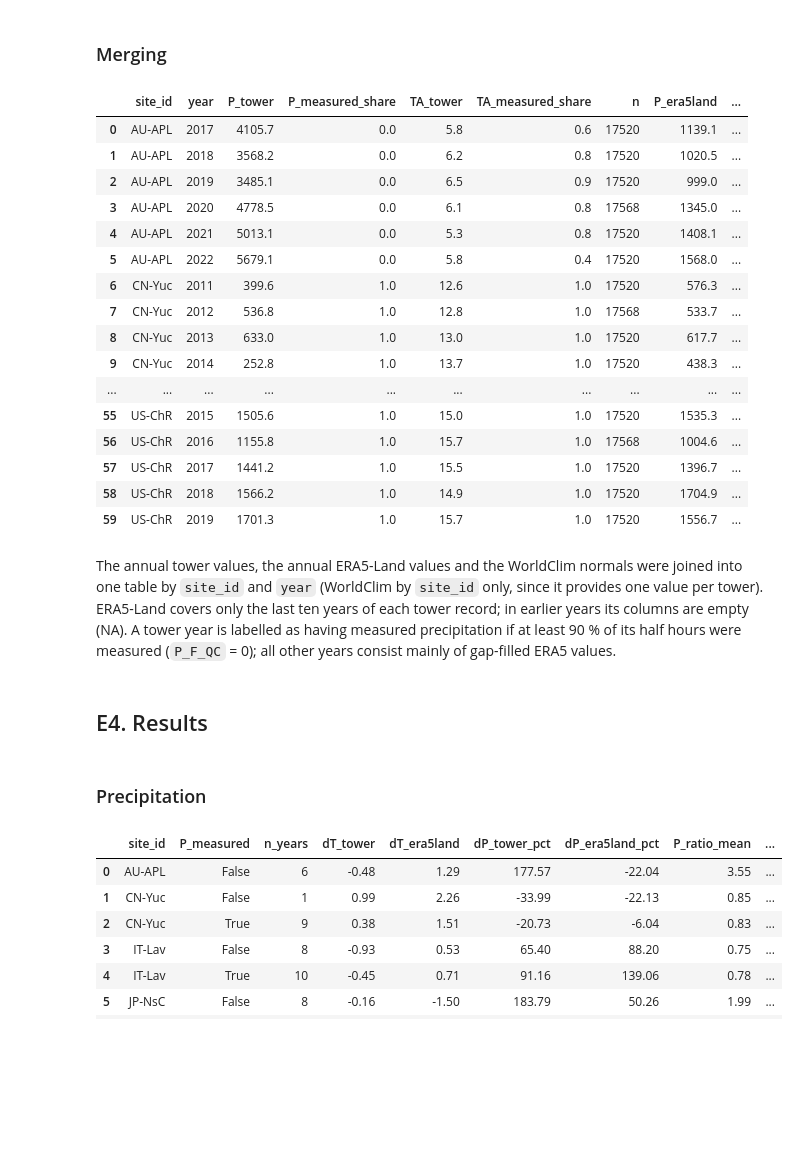
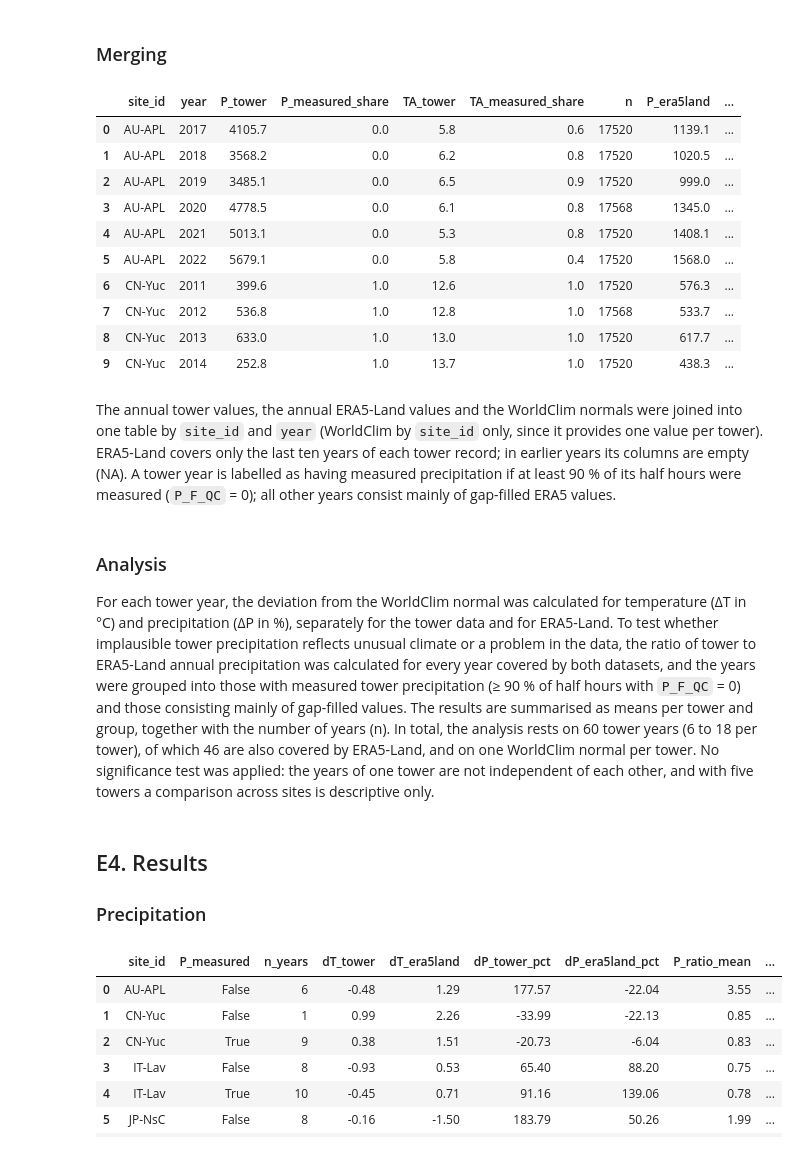
Before and after one commit to friedamhr/datascience_env_monit, a Jupyter notebook: reports/block5_question.ipynb, the cells around one changed output. Saved outputs shown, nothing was run; the diff lists cells and outputs as text; code cells hidden in the pictures; blank space fills up the shorter version.

```diff
--- a/reports/block5_question.ipynb
+++ b/reports/block5_question.ipynb
@@ -180,42 +176,39 @@ WorldClim 2.1 bioclimatic variables at 5′ resolution (about 9 km) were extract
 # %%
 df = (tower_year
       .merge(era_year.drop(columns="n_hours"), on=["site_id", "year"], how="left")
       .merge(wc[["site_id", "BIO1", "BIO12"]], on="site_id", how="left"))
 
 # Deviations from the 1970–2000 normal
 df["dT_tower"] = df["TA_tower"] - df["BIO1"]                       # °C
 df["dT_era5land"] = df["TA_era5land"] - df["BIO1"]                 # °C
 df["dP_tower_pct"] = (df["P_tower"] / df["BIO12"] - 1) * 100       # %
 df["dP_era5land_pct"] = (df["P_era5land"] / df["BIO12"] - 1) * 100 # %
 
 # Was precipitation mostly measured at the tower in this year?
 df["P_measured"] = df["P_measured_share"] >= 0.9
 
-df.round(1)
+df.head(10).round(1)
 # %% [output]
 |  | site_id | year | P_tower | P_measured_share | TA_tower | TA_measured_share | n | P_era5land | ... |
 | 0 | AU-APL | 2017 | 4105.7 | 0.0 | 5.8 | 0.6 | 17520 | 1139.1 | ... |
 | 1 | AU-APL | 2018 | 3568.2 | 0.0 | 6.2 | 0.8 | 17520 | 1020.5 | ... |
 | 2 | AU-APL | 2019 | 3485.1 | 0.0 | 6.5 | 0.9 | 17520 | 999.0 | ... |
 | 3 | AU-APL | 2020 | 4778.5 | 0.0 | 6.1 | 0.8 | 17568 | 1345.0 | ... |
 | 4 | AU-APL | 2021 | 5013.1 | 0.0 | 5.3 | 0.8 | 17520 | 1408.1 | ... |
 | 5 | AU-APL | 2022 | 5679.1 | 0.0 | 5.8 | 0.4 | 17520 | 1568.0 | ... |
 | 6 | CN-Yuc | 2011 | 399.6 | 1.0 | 12.6 | 1.0 | 17520 | 576.3 | ... |
 | 7 | CN-Yuc | 2012 | 536.8 | 1.0 | 12.8 | 1.0 | 17568 | 533.7 | ... |
 | 8 | CN-Yuc | 2013 | 633.0 | 1.0 | 13.0 | 1.0 | 17520 | 617.7 | ... |
 | 9 | CN-Yuc | 2014 | 252.8 | 1.0 | 13.7 | 1.0 | 17520 | 438.3 | ... |
-| ... | ... | ... | ... | ... | ... | ... | ... | ... | ... |
-| 55 | US-ChR | 2015 | 1505.6 | 1.0 | 15.0 | 1.0 | 17520 | 1535.3 | ... |
-| 56 | US-ChR | 2016 | 1155.8 | 1.0 | 15.7 | 1.0 | 17568 | 1004.6 | ... |
-| 57 | US-ChR | 2017 | 1441.2 | 1.0 | 15.5 | 1.0 | 17520 | 1396.7 | ... |
-| 58 | US-ChR | 2018 | 1566.2 | 1.0 | 14.9 | 1.0 | 17520 | 1704.9 | ... |
-| 59 | US-ChR | 2019 | 1701.3 | 1.0 | 15.7 | 1.0 | 17520 | 1556.7 | ... |
 # %% [markdown]
 The annual tower values, the annual ERA5-Land values and the WorldClim normals were joined into one table by `site_id` and `year` (WorldClim by `site_id` only, since it provides one value per tower). ERA5-Land covers only the last ten years of each tower record; in earlier years its columns are empty (NA). A tower year is labelled as having measured precipitation if at least 90 % of its half hours were measured (`P_F_QC` = 0); all other years consist mainly of gap-filled ERA5 values.
+# %% [markdown]
+### Analysis
+
+For each tower year, the deviation from the WorldClim normal was calculated for temperature (ΔT in °C) and precipitation (ΔP in %), separately for the tower data and for ERA5-Land. To test whether implausible tower precipitation reflects unusual climate or a problem in the data, the ratio of tower to ERA5-Land annual precipitation was calculated for every year covered by both datasets, and the years were grouped into those with measured tower precipitation (≥ 90 % of half hours with `P_F_QC` = 0) and those consisting mainly of gap-filled values. The results are summarised as means per tower and group, together with the number of years (n). In total, the analysis rests on 60 tower years (6 to 18 per tower), of which 46 are also covered by ERA5-Land, and on one WorldClim normal per tower. No significance test was applied: the years of one tower are not independent of each other, and with five towers a comparison across sites is descriptive only.
 # %% [markdown]
 ## E4. Results
+### Precipitation
-# %% [markdown]
-### Precipitation
 # %%
 df["P_ratio"] = df["P_tower"] / df["P_era5land"]
 
```
Also changed, not shown: parts of 9 cells of this notebook.
